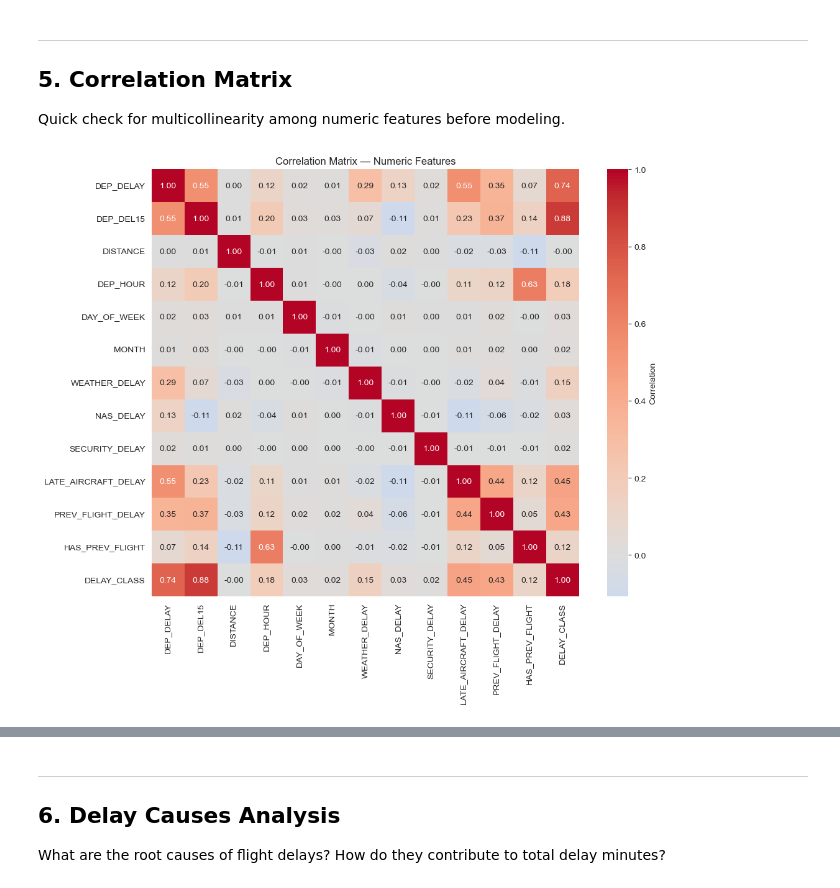
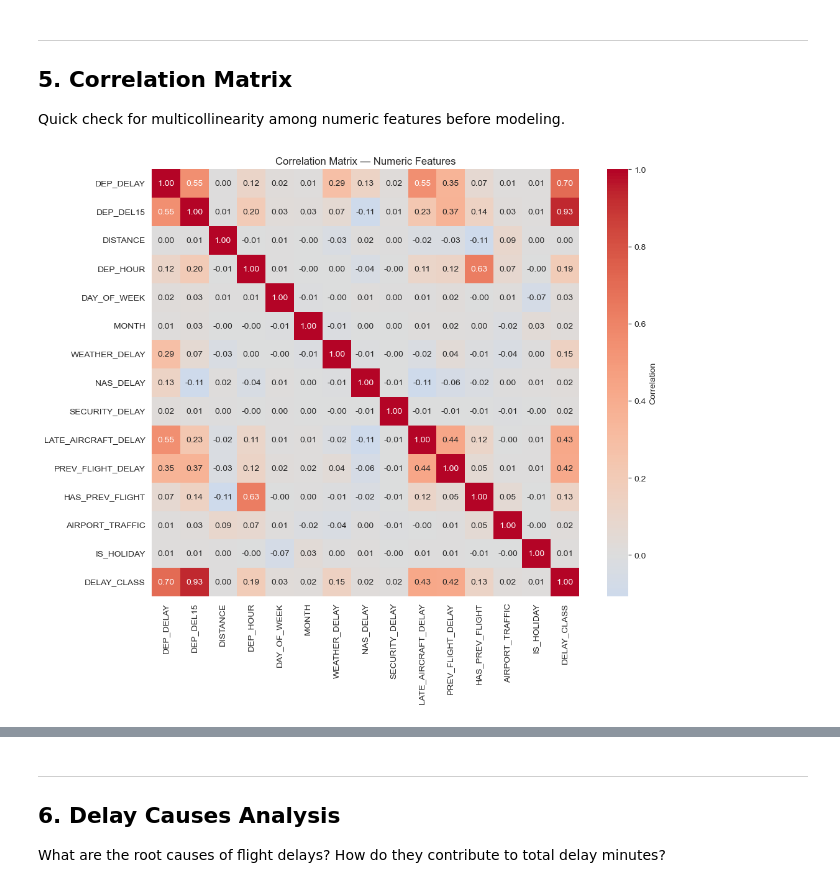
Before and after one commit to dennisous/STT811-Project, a Jupyter notebook: eda.ipynb, the cells around one changed output, grey strips where cells are left out. Drawn from its saved outputs; the diff is of its cells as text; code cells hidden in the pictures.

```diff
--- a/eda.ipynb
+++ b/eda.ipynb
@@ -6,7 +6,6 @@ import seaborn as sns
 
 sns.set_style("whitegrid")
 
-# Load only the columns needed for EDA
 eda_cols = [
     "DEP_DELAY",
     "DEP_DEL15",
@@ -21,6 +20,8 @@ eda_cols = [
     "LATE_AIRCRAFT_DELAY",
     "PREV_FLIGHT_DELAY",
     "HAS_PREV_FLIGHT",
+    "AIRPORT_TRAFFIC",
+    "IS_HOLIDAY",
 ]
 df = pd.read_parquet("combined_preprocessed.parquet", columns=eda_cols)
 print(df.shape)
@@ -443,9 +420,8 @@ Orlando, FL            0.244548  158378
 Nashville, TN          0.243842  103895
 Charlotte, NC          0.239675  192085
 # %%
-# Bin distance into 5 buckets for a clearer trend
 bins = [0, 300, 700, 1200, 2000, 6000]
-labels = ["<300 mi", "300–700", "700–1200", "1200–2000", "2000+"]
+labels = ["<300 mi", "300-700", "700-1200", "1200-2000", "2000+"]
 df["DIST_BUCKET"] = pd.cut(df["DISTANCE"], bins=bins, labels=labels)
 grouped = df.groupby("DIST_BUCKET", observed=True)
 bucket_delay = grouped["DEP_DEL15"].mean() * 100
@@ -505,38 +480,39 @@ Dallas/Fort Worth, TX  0.229939  306912
 
 Quick check for multicollinearity among numeric features before modeling.
 # %%
-# Correlation matrix of core numeric features (excluding one-hot stuff)
 numeric_cols = [
     "DEP_DELAY",
     "DEP_DEL15",
     "DISTANCE",
     "DEP_HOUR",
     "DAY_OF_WEEK",
     "MONTH",
     "WEATHER_DELAY",
     "NAS_DELAY",
     "SECURITY_DELAY",
     "LATE_AIRCRAFT_DELAY",
     "PREV_FLIGHT_DELAY",
     "HAS_PREV_FLIGHT",
+    "AIRPORT_TRAFFIC",
+    "IS_HOLIDAY",
     "DELAY_CLASS",
 ]
 avail = [c for c in numeric_cols if c in df.columns]
 corr = df[avail].corr()
 
 plt.figure(figsize=(11, 9))
 sns.heatmap(
     corr,
     annot=True,
     fmt=".2f",
     cmap="coolwarm",
     center=0,
     square=True,
     cbar_kws={"label": "Correlation"},
 )
 plt.title("Correlation Matrix — Numeric Features")
 plt.tight_layout()
 plt.show()
 # %% [output]
-[figure, old version]
+[figure, new version]
 # %%
```
Also changed, not shown: parts of 14 cells of this notebook.
